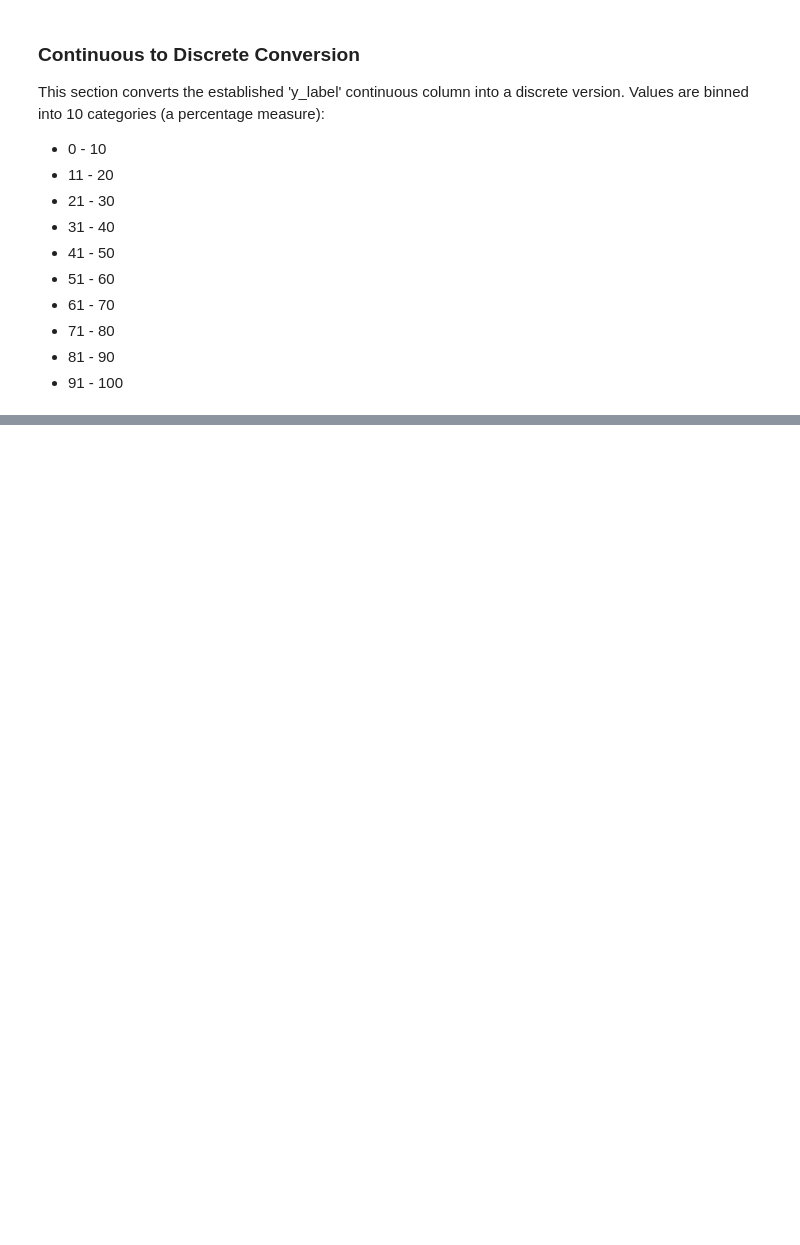
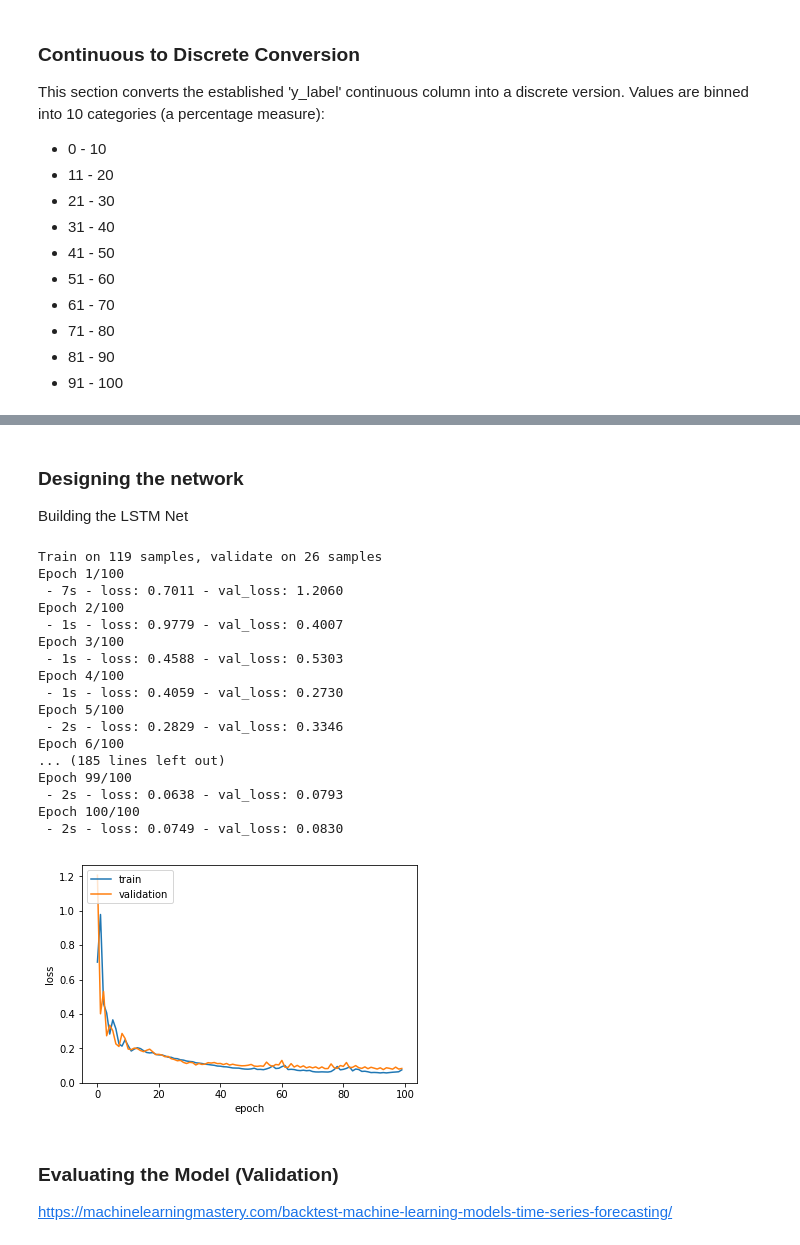
Before and after one commit to eldrad294/ICS5200, a Jupyter notebook: notebook/schedule/Schedule TPC-DS 1 Time Series Analysis.ipynb, the cells around one changed output, grey strips where cells are left out. Drawn from its saved outputs; the diff is of its cells as text; code cells hidden in the pictures; blank space fills up the shorter version.

Commit message:
Installation + Implementation of KERAS LSTM

```diff
--- a/notebook/schedule/Schedule TPC-DS 1 Time Series Analysis.ipynb
+++ b/notebook/schedule/Schedule TPC-DS 1 Time Series Analysis.ipynb
@@ -242,0 +433,49 @@ y_validate shape [(52, 1)]
+# %% [markdown]
+### Designing the network
+
+Building the LSTM Net
+# %%
+# Design network
+model = ke.models.Sequential()
+model.add(ke.layers.LSTM(X_train.shape[2], input_shape=(X_train.shape[1], X_train.shape[2])))
+model.add(ke.layers.Dense(1))
+model.compile(loss='mae', optimizer='adam')
+# fit network
+history = model.fit(x=X_train,
+                    y=y_train,
+                    epochs=100,
+                    batch_size=72,
+                    validation_data=(X_validate,y_validate),
+                    verbose=2,
+                    shuffle=False)
+# plot history
+#print(history.history.keys())
+plt.plot(history.history['loss'], label='train')
+plt.plot(history.history['val_loss'], label='validation')
+plt.ylabel('loss')
+plt.xlabel('epoch')
+plt.legend(['train', 'validation'], loc='upper left')
+plt.show()
+# %% [output]
+Train on 119 samples, validate on 26 samples
+Epoch 1/100
+ - 7s - loss: 0.7011 - val_loss: 1.2060
+Epoch 2/100
+ - 1s - loss: 0.9779 - val_loss: 0.4007
+Epoch 3/100
+ - 1s - loss: 0.4588 - val_loss: 0.5303
+Epoch 4/100
+ - 1s - loss: 0.4059 - val_loss: 0.2730
+Epoch 5/100
+ - 2s - loss: 0.2829 - val_loss: 0.3346
+Epoch 6/100
+... (185 lines left out)
+Epoch 99/100
+ - 2s - loss: 0.0638 - val_loss: 0.0793
+Epoch 100/100
+ - 2s - loss: 0.0749 - val_loss: 0.0830
+[figure, added]
+# %% [markdown]
+### Evaluating the Model (Validation)
+
+https://machinelearningmastery.com/backtest-machine-learning-models-time-series-forecasting/
```
Also changed, not shown: parts of 26 cells of this notebook.
